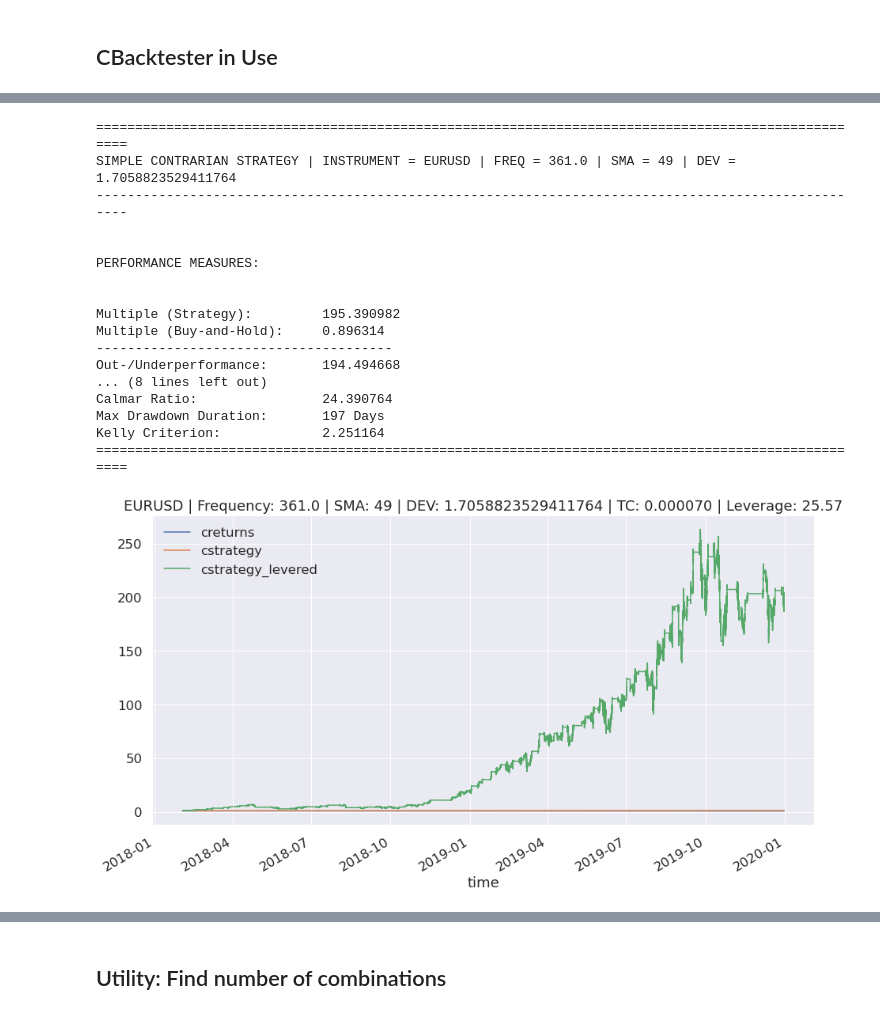
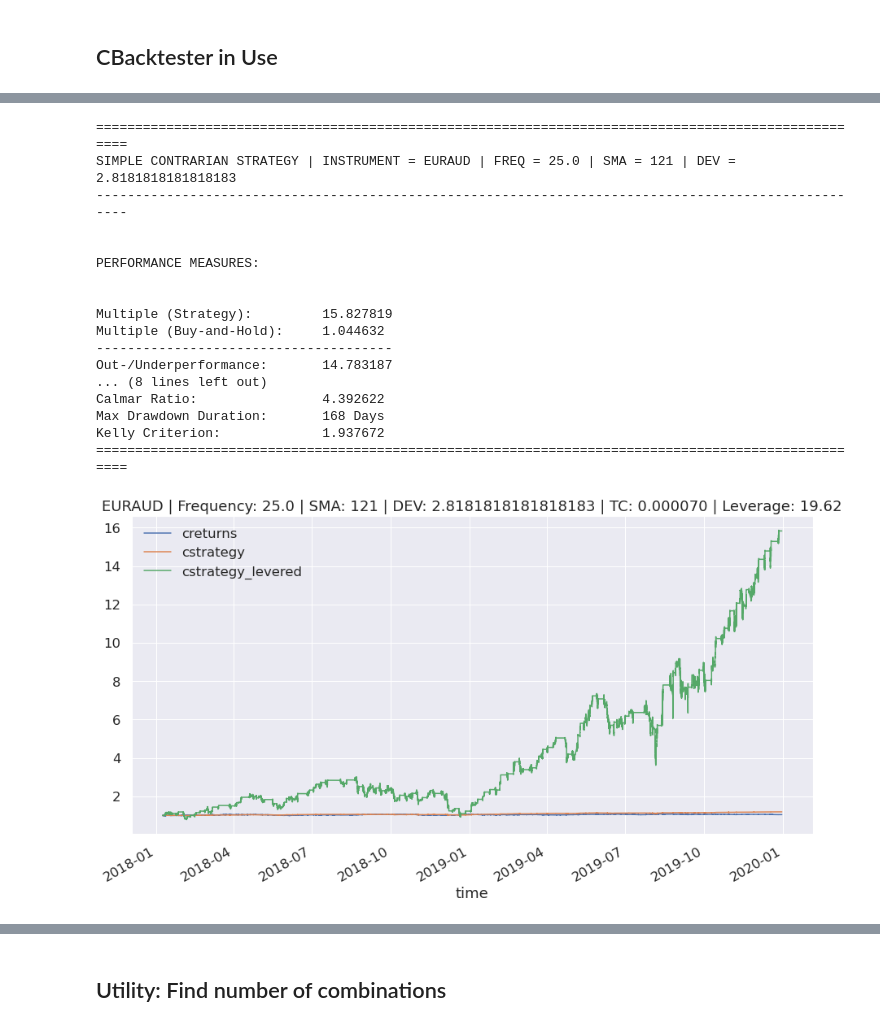
Before and after one commit to pianofreq/hagmann-perf-opt-course, a Jupyter notebook: PerfOptCourse/Section_1/CBacktester-RTM-for-Oanda.ipynb, the cells around one changed output, grey strips where cells are left out. Drawn from its saved outputs; the diff is of its cells as text; code cells hidden in the pictures.

Commit message:
EURAUD backtest results generated from 50k+ combinations

```diff
--- a/PerfOptCourse/Section_1/CBacktester-RTM-for-Oanda.ipynb
+++ b/PerfOptCourse/Section_1/CBacktester-RTM-for-Oanda.ipynb
@@ -177,7 +178,7 @@ class CBacktester():
         if self.results is None:
             print('Run test_strategy() first.')
         else:
-            matrix = self.results_overview.pivot_table(index='Dev', columns='Sma', values='Performance', aggfunc='max')
+            matrix = self.results_overview.pivot_table(index='Freq', columns='Sma', values='Performance', aggfunc='max')
             plt.figure(figsize=(15,8))
             sns.set_theme(font_scale=1.5)
             sns.heatmap(matrix, cmap = 'RdYlGn', robust=True, cbar_kws = {"label":'{}'.format(self.metric)})
@@ -392,7 +393,7 @@ class CBacktester():
 spread = 1.4
 pips = 0.0001
 
-tester = CBacktester("one_minute.csv", "EURUSD", "2018-01-01", "2019-12-31", spread*pips/2) #mult by 2 for a 'round trip', multiply by pips
+tester = CBacktester("one_minute.csv", "EURAUD", "2018-01-01", "2019-12-31", spread*pips/2) #mult by 2 for a 'round trip', multiply by pips
 
 tester.prepare_data(freq = 60, sma = 20, dev = 2)
 
@@ -401,8 +402,12 @@ tester.test_strategy(freq = 60, sma = 20, dev = 2)
 
 
 ##optimize for a given metric
-tester.optimize_strategy((1,400,24),(25,200,12),(1,3,18), metric = "Multiple") #full
-#tester.optimize_strategy((1,400,200),(1,200,100),(1,5,2), metric = "Multiple") #quick
+#tester.optimize_strategy((1,400,24),(25,200,12),(1,3,18), metric = "Multiple") #full
+
+start = []
+
+tester.optimize_strategy((1,400,6),(1,400,6),(1,5,12), metric = "Multiple") #quick
+#tester.optimize_strategy((205,400,50),(10,150,25),(1,2,6), metric = "Multiple") #quick
 
 ##show all tested combinations (this must be commented out if optimize_strategy is commented out)
 #tester.visualize_many()
@@ -459,26 +460,26 @@ tester.visualize_many()
 # %%
 #add half kelly leverage
 half_kelly = (tester.calculate_kelly_criterion(tester.results.strategy))/2
-tester.add_leverage(leverage = half_kelly, sl = -0.35)
+tester.add_leverage(leverage = half_kelly, sl = -0.4)
 
 #plot results and print performance
 tester.plot_results(leverage = True)
 # %% [output]
 ====================================================================================================
-SIMPLE CONTRARIAN STRATEGY | INSTRUMENT = EURUSD | FREQ = 361.0 | SMA = 49 | DEV = 1.7058823529411764
+SIMPLE CONTRARIAN STRATEGY | INSTRUMENT = EURAUD | FREQ = 25.0 | SMA = 121 | DEV = 2.8181818181818183
 ----------------------------------------------------------------------------------------------------
 
 
 PERFORMANCE MEASURES:
 
 
-Multiple (Strategy):         195.390982
-Multiple (Buy-and-Hold):     0.896314
+Multiple (Strategy):         15.827819
+Multiple (Buy-and-Hold):     1.044632
 --------------------------------------
-Out-/Underperformance:       194.494668
+Out-/Underperformance:       14.783187
 ... (8 lines left out)
-Calmar Ratio:                24.390764
-Max Drawdown Duration:       197 Days
-Kelly Criterion:             2.251164
+Calmar Ratio:                4.392622
+Max Drawdown Duration:       168 Days
+Kelly Criterion:             1.937672
 ====================================================================================================
-[figure, old version]
+[figure, new version]
```
Also changed, not shown: parts of 7 cells of this notebook.
